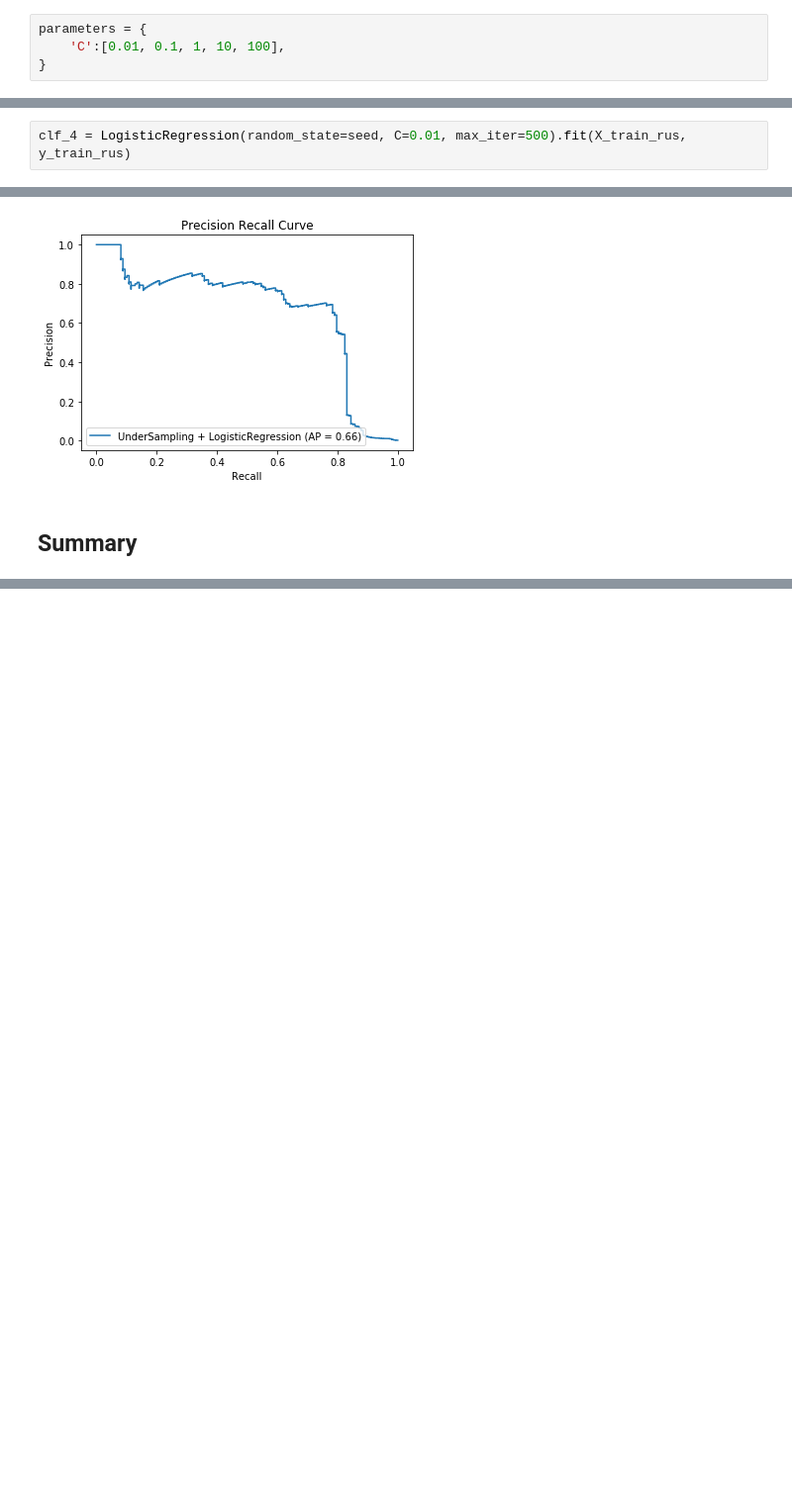
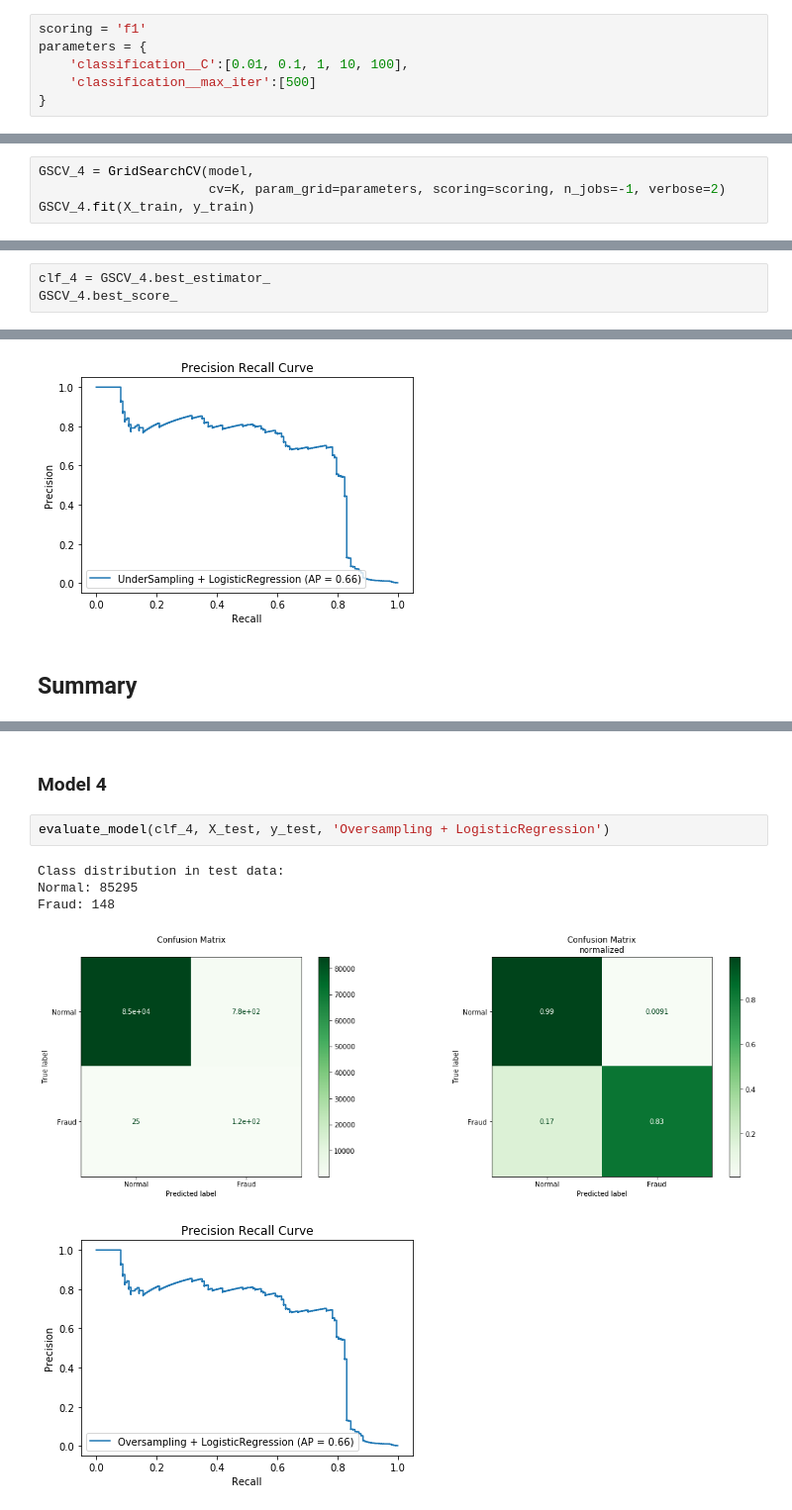
Before and after one commit to janedoesrepo/Autoencoder-ImbalancedCreditData, a Jupyter notebook: notebooks/Pipeline.ipynb, the cells around one changed output, grey strips where cells are left out. Shown at 99% size. Saved outputs shown, nothing was run; the diff lists cells and outputs as text; blank space fills up the shorter version.

```diff
--- a/notebooks/Pipeline.ipynb
+++ b/notebooks/Pipeline.ipynb
@@ -419,4 +424,6 @@ Fraud: 148
 # %%
+scoring = 'f1'
 parameters = {
-    'C':[0.01, 0.1, 1, 10, 100],
+    'classification__C':[0.01, 0.1, 1, 10, 100],
+    'classification__max_iter':[500]
 }
@@ -468,0 +430,4 @@ avg_f1_scores
+# %%
+GSCV_4 = GridSearchCV(model,
+                      cv=K, param_grid=parameters, scoring=scoring, n_jobs=-1, verbose=2)
+GSCV_4.fit(X_train, y_train)
@@ -468,0 +456,3 @@ avg_f1_scores
+# %%
+clf_4 = GSCV_4.best_estimator_
+GSCV_4.best_score_
@@ -473,5 +463,3 @@ X_train_rus, y_train_rus = rus.fit_resample(X_train, y_train)
-# %%
-clf_4 = LogisticRegression(random_state=seed, C=0.01, max_iter=500).fit(X_train_rus, y_train_rus)
 # %%
 evaluate_model(clf_4, X_test, y_test, 'UnderSampling + LogisticRegression')
 # %% [output]
@@ -484,0 +503,10 @@ Fraud: 148
+# %% [markdown]
+### Model 4
+# %%
+evaluate_model(clf_4, X_test, y_test, 'Oversampling + LogisticRegression')
+# %% [output]
+Class distribution in test data:
+Normal: 85295
+Fraud: 148
+[figure, added]
+[figure, added]
```
Also changed, not shown: parts of 53 cells of this notebook, 1 other file.
